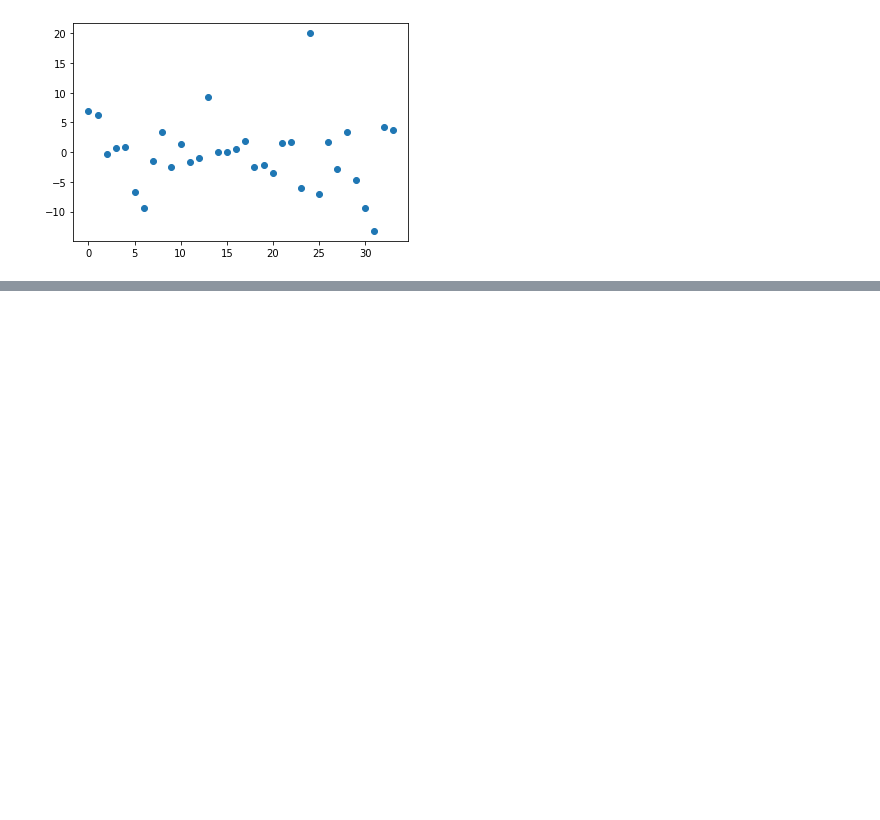
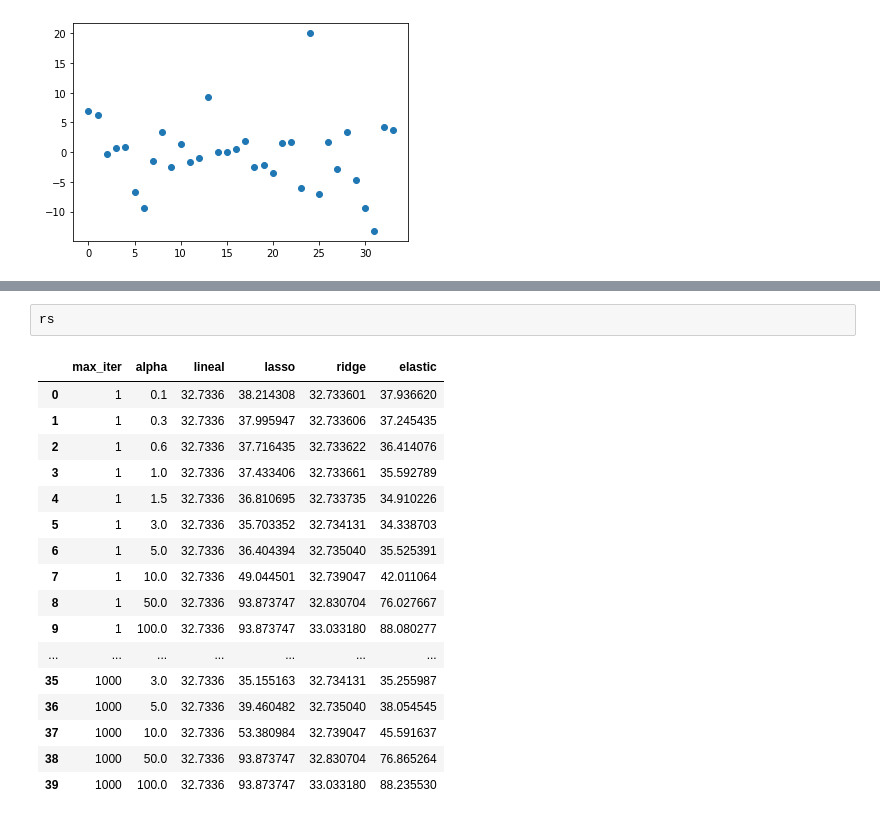
Before and after one commit to wassanchez/DS_Brayan_Andru, a Jupyter notebook: regre_lineal.ipynb, the cells around one changed output, grey strips where cells are left out. Drawn from its saved outputs; the diff is of its cells as text; blank space fills up the shorter version.

```diff
--- a/regre_lineal.ipynb
+++ b/regre_lineal.ipynb
@@ -244,0 +317,20 @@ plt.scatter(x = range(len(y_error_test)), y=y_error_test)
+# %%
+rs
+# %% [output]
+|  | max_iter | alpha | lineal | lasso | ridge | elastic |
+| 0 | 1 | 0.1 | 32.7336 | 38.214308 | 32.733601 | 37.936620 |
+| 1 | 1 | 0.3 | 32.7336 | 37.995947 | 32.733606 | 37.245435 |
+| 2 | 1 | 0.6 | 32.7336 | 37.716435 | 32.733622 | 36.414076 |
+| 3 | 1 | 1.0 | 32.7336 | 37.433406 | 32.733661 | 35.592789 |
+| 4 | 1 | 1.5 | 32.7336 | 36.810695 | 32.733735 | 34.910226 |
+| 5 | 1 | 3.0 | 32.7336 | 35.703352 | 32.734131 | 34.338703 |
+| 6 | 1 | 5.0 | 32.7336 | 36.404394 | 32.735040 | 35.525391 |
+| 7 | 1 | 10.0 | 32.7336 | 49.044501 | 32.739047 | 42.011064 |
+| 8 | 1 | 50.0 | 32.7336 | 93.873747 | 32.830704 | 76.027667 |
+| 9 | 1 | 100.0 | 32.7336 | 93.873747 | 33.033180 | 88.080277 |
+| ... | ... | ... | ... | ... | ... | ... |
+| 35 | 1000 | 3.0 | 32.7336 | 35.155163 | 32.734131 | 35.255987 |
+| 36 | 1000 | 5.0 | 32.7336 | 39.460482 | 32.735040 | 38.054545 |
+| 37 | 1000 | 10.0 | 32.7336 | 53.380984 | 32.739047 | 45.591637 |
+| 38 | 1000 | 50.0 | 32.7336 | 93.873747 | 32.830704 | 76.865264 |
+| 39 | 1000 | 100.0 | 32.7336 | 93.873747 | 33.033180 | 88.235530 |
```
Also changed, not shown: parts of 11 cells of this notebook.
